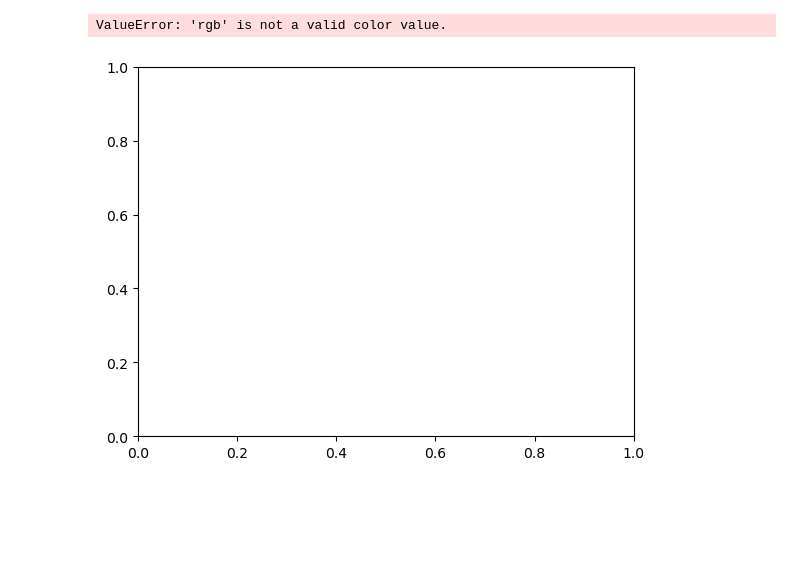
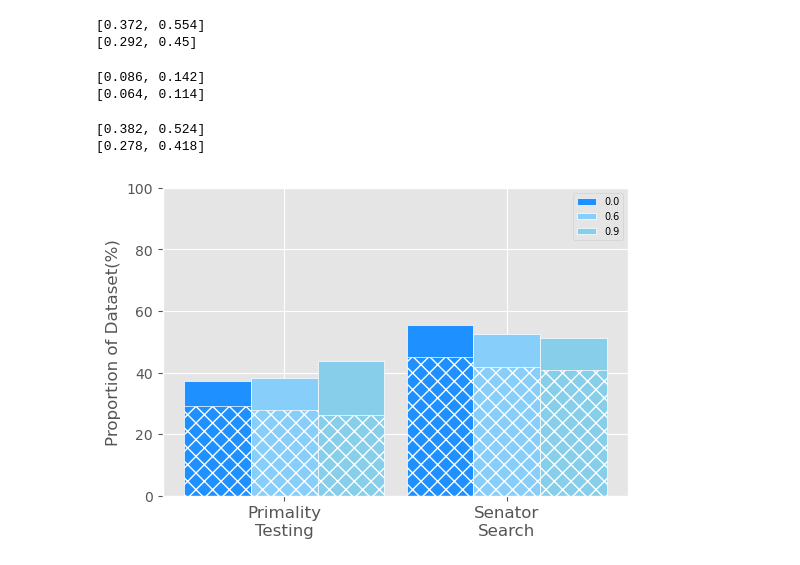
Before and after one commit to Chiritover/2023FdDataMining, a Jupyter notebook: hallucination_snowball/draw_pic.ipynb, the cells around one changed output. Cells and saved outputs as stored; diff of their text form; code cells hidden in the pictures; blank space fills up the shorter version.

```diff
--- a/hallucination_snowball/draw_pic.ipynb
+++ b/hallucination_snowball/draw_pic.ipynb
@@ -2,15 +2,56 @@
 import matplotlib.pyplot as plt
 import numpy as np
 import pandas as pd
-# %%
-data = [[500,314,186,146],[500,378,1]]
-# 画图，总高度为100%，柱子高度为第3个值占总高度的比例，在柱子上画网格高度为第4个值占总高度的比例
-
-plt.grid(axis='y', alpha=0.75)
-plt.xlabel('dataset')
-plt.ylabel('Proportion of hallucination(%)')
-plt.title('Proportion of hallucination in different datasets')
-plt.show()
-# %% [output]
-ValueError: 'rgb' is not a valid color value.
-[figure, removed]
+# %%
+data = [[500,314,146],[500,223,225]]
+hight = [(i[0]-i[1])/i[0] for i in data]
+print(hight)
+hight2 = [i[2]/i[0] for i in data]
+print(hight2)
+# %% [output]
+[0.372, 0.554]
+[0.292, 0.45]
+# %%
+data_prompt1 = [[43,32],[71,57]]
+hight_prompt1 = [i[0]/500 for i in data_prompt1]
+print(hight_prompt1)
+hasattr_prompt1 = [i[1]/500 for i in data_prompt1]
+print(hasattr_prompt1)
+# %% [output]
+[0.086, 0.142]
+[0.064, 0.114]
+# %%
+data_temperature = [[500,309,139],[500,238,209]]
+hight_temperature = [(i[0]-i[1])/i[0] for i in data_temperature]
+high2_temperature = [i[2]/i[0] for i in data_temperature]
+print(hight_temperature)
+print(high2_temperature)
+data_temperature2 = [[500,281,131],[500,243,204]]
+hight_temperature2 = [(i[0]-i[1])/i[0] for i in data_temperature2]
+high2_temperature2 = [i[2]/i[0] for i in data_temperature2]
+# %% [output]
+[0.382, 0.524]
+[0.278, 0.418]
+# %%
+plt.figure(figsize=(6,4))
+plt.style.use('ggplot')
+plt.ylim(0,100)
+x = np.arange(2)
+width = 0.3
+plt.bar(x, [hei*100 for hei in hight], width,color = 'dodgerblue',edgecolor = 'white')
+plt.bar(x+width, [hei*100 for hei in hight_temperature],width = width,color = 'lightskyblue',edgecolor = 'white')
+plt.bar(x+2*width, [hei*100 for hei in hight_temperature2], width = width,color = 'skyblue',edgecolor = 'white')
+# 第二个柱状图为网格线,颜色设置为白色
+
+plt.bar(x, [hei * 100 for hei in hight2], width,hatch = 'xx',color = 'dodgerblue',edgecolor = 'white')
+plt.bar(x+width, [hei * 100 for hei in high2_temperature ],width =  width,hatch = 'xx',color = 'lightskyblue',edgecolor = 'white')
+plt.bar(x+2*width, [hei * 100 for hei in high2_temperature2],width= width,hatch = 'xx',color = 'skyblue',edgecolor = 'white')
+
+plt.xticks(x+width, ['Primality\nTesting','Senator\nSearch'],fontsize=12)
+# set y label
+plt.ylabel('Proportion of Dataset(%)',fontsize=12)
+# 设置图例
+plt.legend(['0.0','0.6','0.9'],fontsize=7)
+plt.savefig('./result_fig/fig3.png',dpi=300,bbox_inches='tight')
+# %% [output]
+[figure, added]
```
Also changed, not shown: parts of 2 cells of this notebook, 3 other files.
